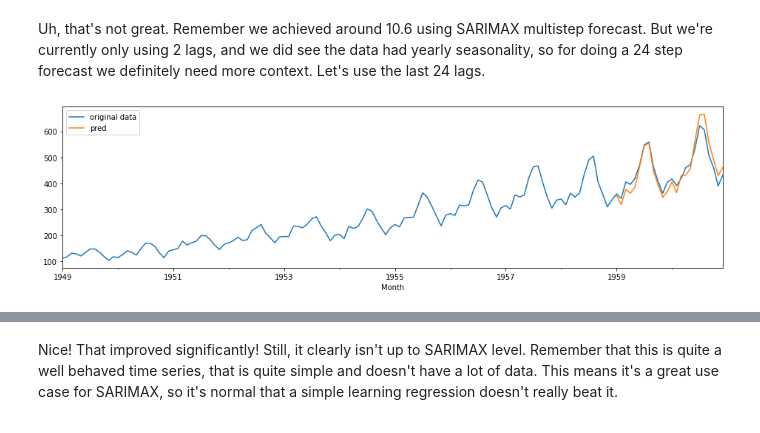
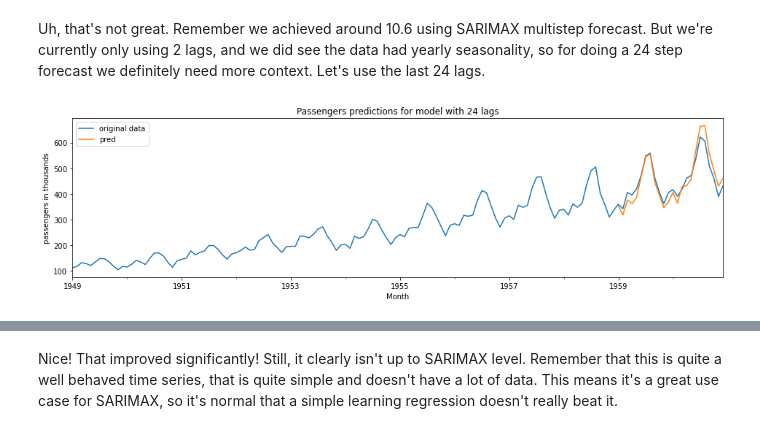
Before and after one commit to LDSSA/batch5-students, a Jupyter notebook: S03 - Time Series/BLU06 - Machine Learning for Time Series/BLU06 - Learning Notebook - Part 1 of 3 - Time Series Problem Formulation.ipynb, the cells around one changed output, grey strips where cells are left out. Cells and saved outputs as stored; diff of their text form; code cells hidden in the pictures.

```diff
--- a/S03 - Time Series/BLU06 - Machine Learning for Time Series/BLU06 - Learning Notebook - Part 1 of 3 - Time Series Problem Formulation.ipynb
+++ b/S03 - Time Series/BLU06 - Machine Learning for Time Series/BLU06 - Learning Notebook - Part 1 of 3 - Time Series Problem Formulation.ipynb
@@ -418,10 +420,12 @@ predictions = predict_n_periods(series_=train,
                   num_periods_lagged=24)
 # %%
 airlines.plot(label="original data")
+plt.ylabel('passengers in thousands')
 pd.Series(predictions, index=test.index).plot(label="pred")
+plt.title('Passengers multi-step predictions for model with 24 lags')
 plt.legend();
 # %% [output]
-[figure, old version]
+[figure, new version]
 # %%
 mean_absolute_error(test,predictions)
 # %% [output]
```
Also changed, not shown: parts of 3 cells of this notebook, 4 other files.
